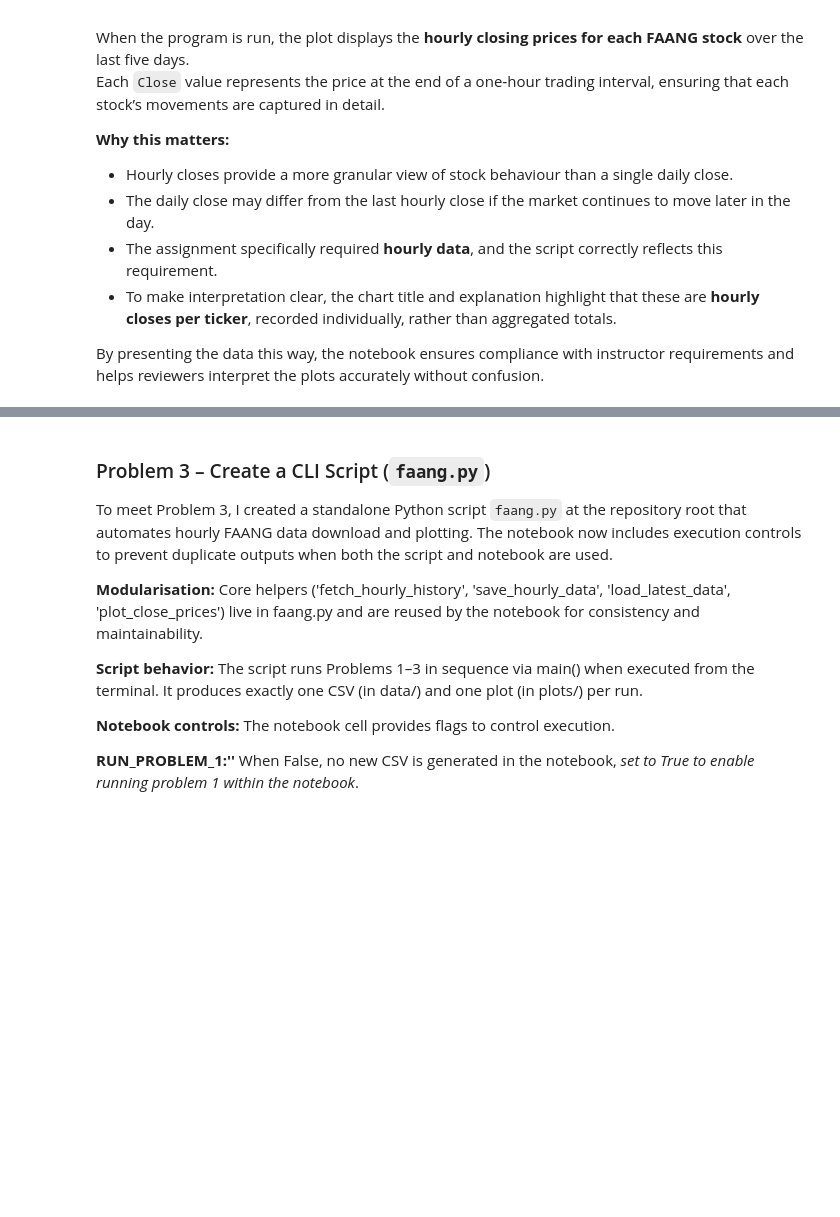
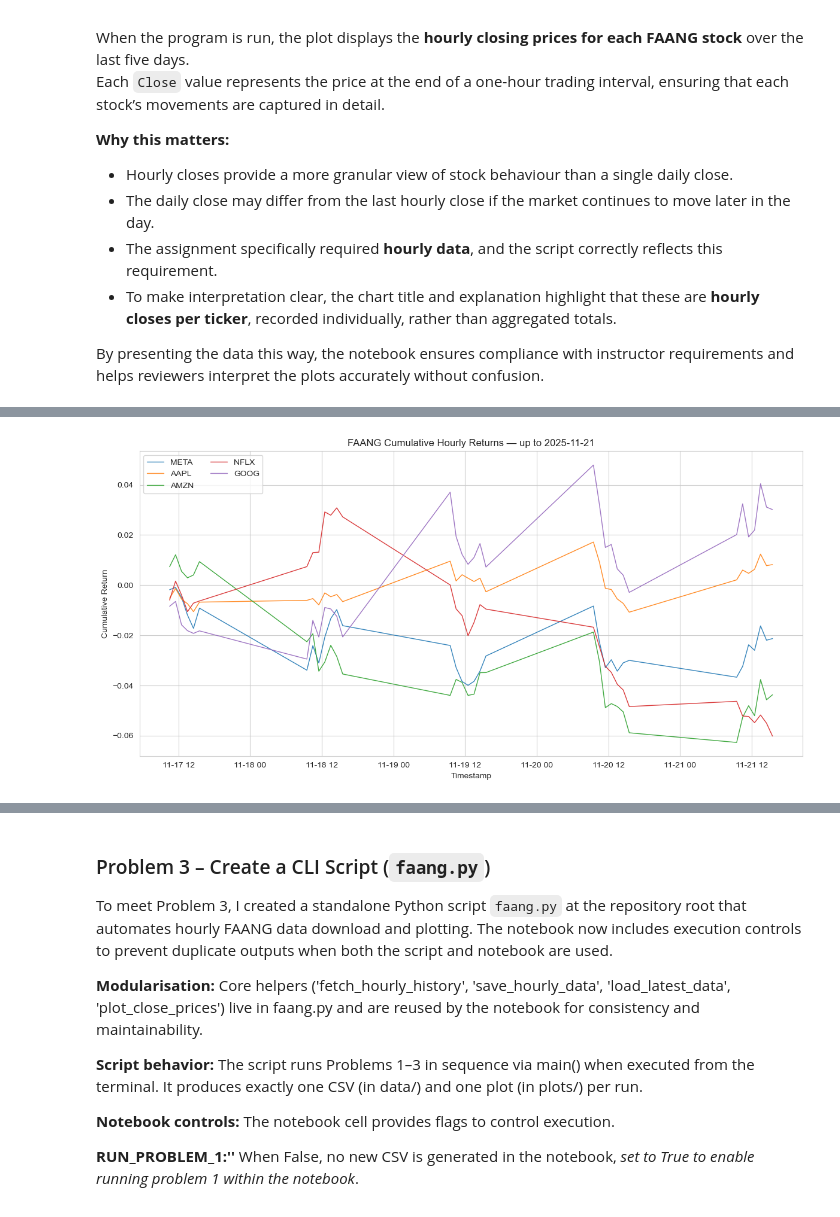
Before and after one commit to ECronin1973/computer_infrastructure, a Jupyter notebook: problems.ipynb, the cells around one changed output, grey strips where cells are left out. Saved outputs shown, nothing was run; the diff lists cells and outputs as text; code cells hidden in the pictures; blank space fills up the shorter version.

```diff
--- a/problems.ipynb
+++ b/problems.ipynb
@@ -730,0 +753,62 @@ for sym, df in data.items():
+# %%
+# Step 8b — Cumulative returns per ticker (uses Step 1 `data`)
+
+# Validate Step 1 `data`
+if 'data' not in globals() or not isinstance(data, dict) or not data:
+    raise RuntimeError("`data` (Step 1 downloads) not found or is empty. Ensure Step 1 populated `data` as dict[symbol -> DataFrame].")
+
+# 1) Build aligned prices from Step 1 frames
+aligned = []
+for sym, df in data.items():
+    tmp = df.copy()
+    if 'Date' in tmp.columns and 'Close' in tmp.columns:
+        tmp = tmp[['Date', 'Close']].copy()
+        tmp['Date'] = pd.to_datetime(tmp['Date'], errors='coerce')
+        tmp = tmp.set_index('Date').sort_index()
+    elif 'Close' in tmp.columns:
+        tmp.index = pd.to_datetime(tmp.index, errors='coerce')
+        tmp = tmp.sort_index()
+        tmp = tmp[['Close']].copy()
+    else:
+        print(f"Skipping {sym}: no 'Close' column found in Step 1 data.")
+        continue
+    tmp = tmp.rename(columns={'Close': sym})
+    aligned.append(tmp)
+
+if not aligned:
+    raise RuntimeError("No valid price series found in `data` (Step 1).")
+
+prices = pd.concat(aligned, axis=1, join='inner')  # inner ensures synchronous timestamps
+if prices.empty:
+    print("No overlapping timestamps across tickers with inner join; consider outer join with documented NaN handling.")
+else:
+    # Diagnostics
+    print(f"Using Step 1 downloads. Aligned price matrix shape: {prices.shape}")
+    print(f"Time range: {prices.index.min()} to {prices.index.max()}")
+
+    # 2) Ensure numeric and compute synchronous returns
+    prices = prices.apply(pd.to_numeric, errors='coerce').dropna(axis=1, how='all')
+    returns = prices.pct_change().dropna(axis=0, how='any')  # synchronous returns only
+    if returns.empty:
+        print("No valid synchronous returns after pct_change and dropping NaNs.")
+    else:
+        # 3) Compute cumulative returns
+        cum_returns = (1 + returns).cumprod() - 1
+
+        # 4) Plot cumulative returns (display only)
+        fig, ax = plt.subplots(figsize=(12, 6))
+        for col in cum_returns.columns:
+            ax.plot(cum_returns.index, cum_returns[col], label=col, linewidth=1, alpha=0.9)
+        ax.set_title(f"FAANG Cumulative Hourly Returns — up to {prices.index.max().date()}")
+        ax.set_xlabel("Timestamp")
+        ax.set_ylabel("Cumulative Return")
+        ax.legend(loc="best", ncol=2)
+        ax.grid(True)
+
+        # Optional: enable log scale for y-axis
+        # ax.set_yscale('log')
+
+        plt.tight_layout()
+        plt.show()
+        plt.close(fig)
+# %% [output]
@@ -731 +817,2 @@ for sym, df in data.items():
+[figure, added]
 # %% [markdown]
```
Also changed, not shown: parts of 16 cells of this notebook.
